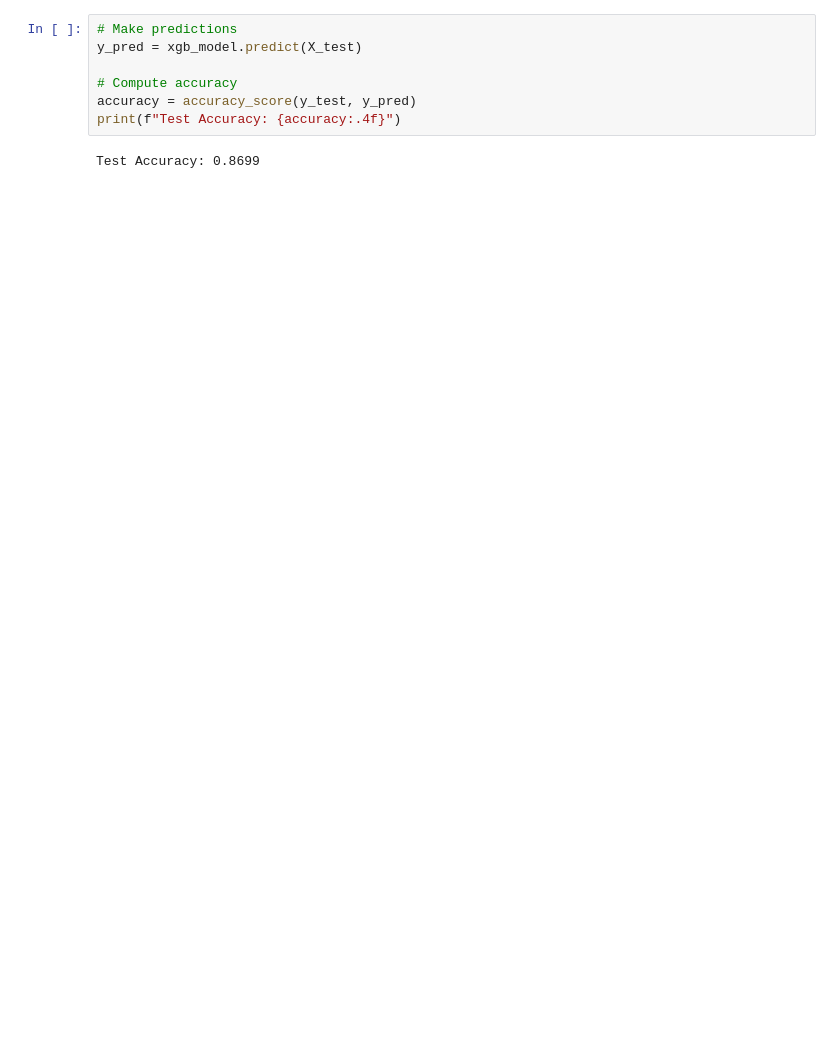
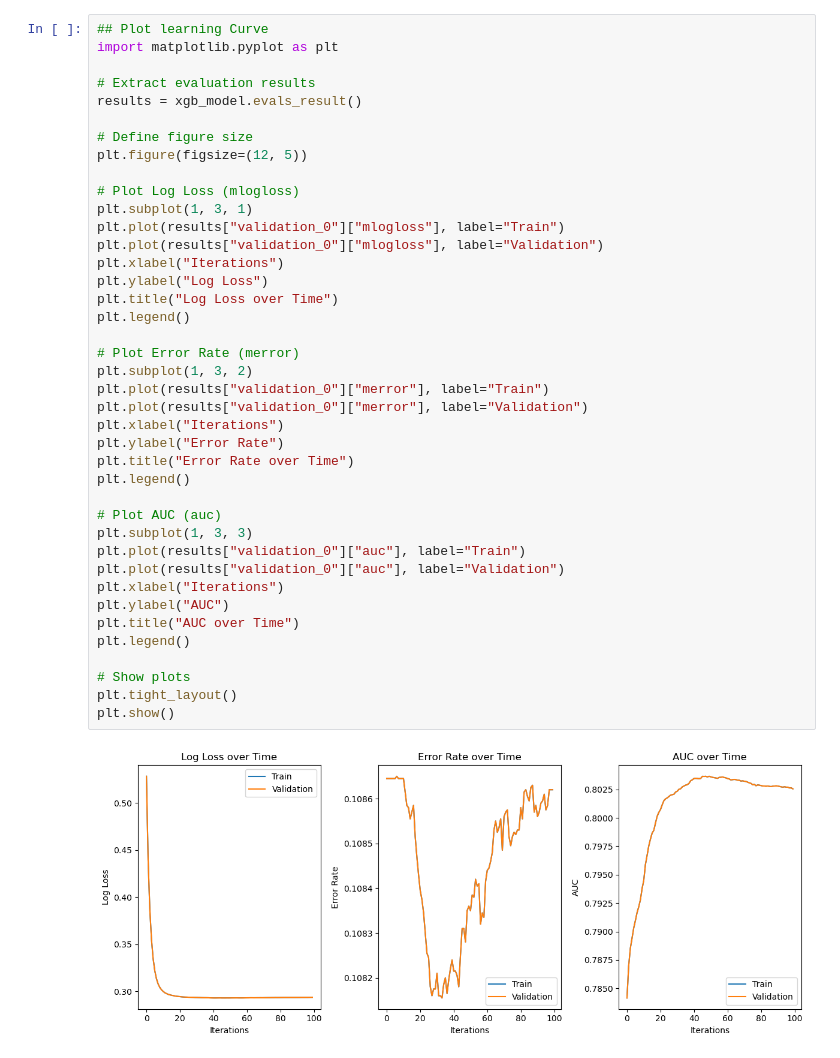
Before and after one commit to yw2747/P10-Hybrid_Risk_Scoring_Model, a Jupyter notebook: Model.ipynb, the cells around one changed output. Cells and saved outputs as stored; diff of their text form; blank space fills up the shorter version.

```diff
--- a/Model.ipynb
+++ b/Model.ipynb
@@ -77,10 +94,43 @@ Parameters: { "use_label_encoder" } are not used.
 Model training complete.
-# %%
-# Make predictions
-y_pred = xgb_model.predict(X_test)
-
-# Compute accuracy
-accuracy = accuracy_score(y_test, y_pred)
-print(f"Test Accuracy: {accuracy:.4f}")
-# %% [output]
-Test Accuracy: 0.8699
+# %%
+## Plot learning Curve
+import matplotlib.pyplot as plt
+
+# Extract evaluation results
+results = xgb_model.evals_result()
+
+# Define figure size
+plt.figure(figsize=(12, 5))
+
+# Plot Log Loss (mlogloss)
+plt.subplot(1, 3, 1)
+plt.plot(results["validation_0"]["mlogloss"], label="Train")
+plt.plot(results["validation_0"]["mlogloss"], label="Validation")
+plt.xlabel("Iterations")
+plt.ylabel("Log Loss")
+plt.title("Log Loss over Time")
+plt.legend()
+
+# Plot Error Rate (merror)
+plt.subplot(1, 3, 2)
+plt.plot(results["validation_0"]["merror"], label="Train")
+plt.plot(results["validation_0"]["merror"], label="Validation")
+plt.xlabel("Iterations")
+plt.ylabel("Error Rate")
+plt.title("Error Rate over Time")
+plt.legend()
+
+# Plot AUC (auc)
+plt.subplot(1, 3, 3)
+plt.plot(results["validation_0"]["auc"], label="Train")
+plt.plot(results["validation_0"]["auc"], label="Validation")
+plt.xlabel("Iterations")
+plt.ylabel("AUC")
+plt.title("AUC over Time")
+plt.legend()
+
+# Show plots
+plt.tight_layout()
+plt.show()
+# %% [output]
+[figure, added]
```
Also changed, not shown: parts of 8 cells of this notebook, 1 other file.
